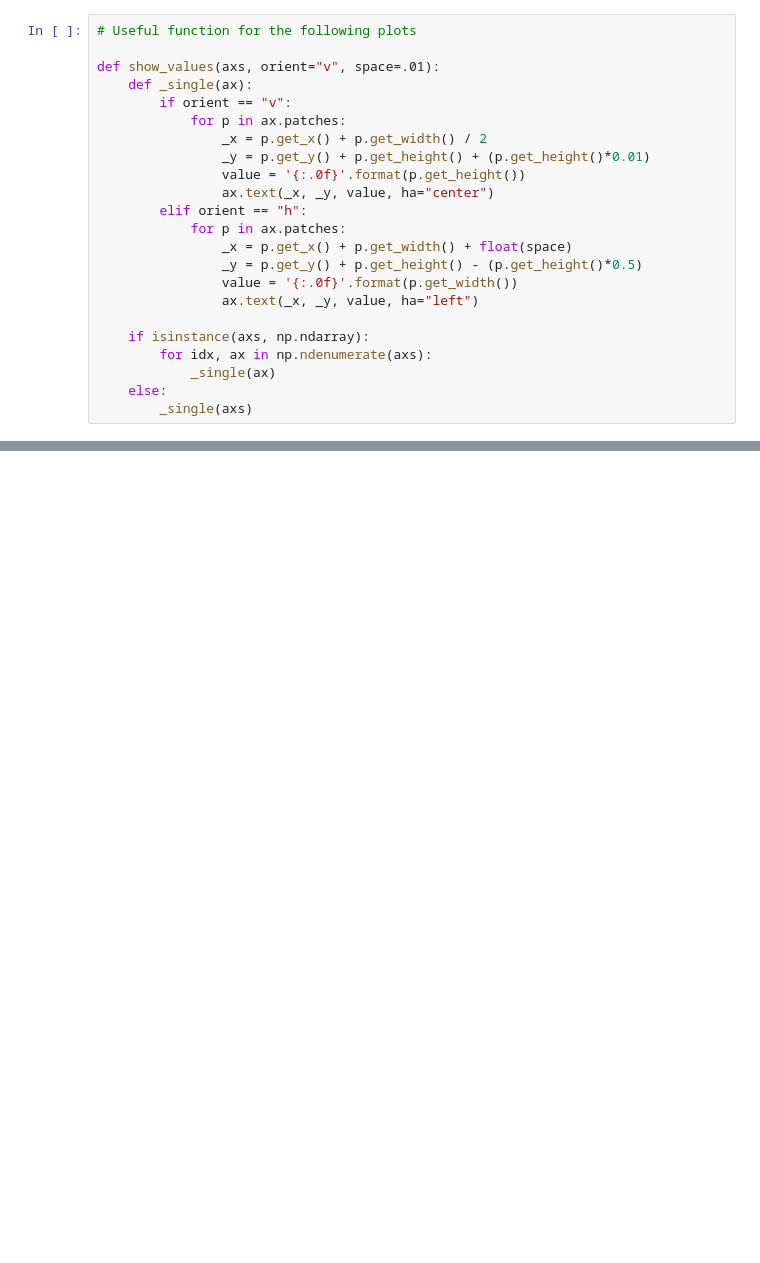
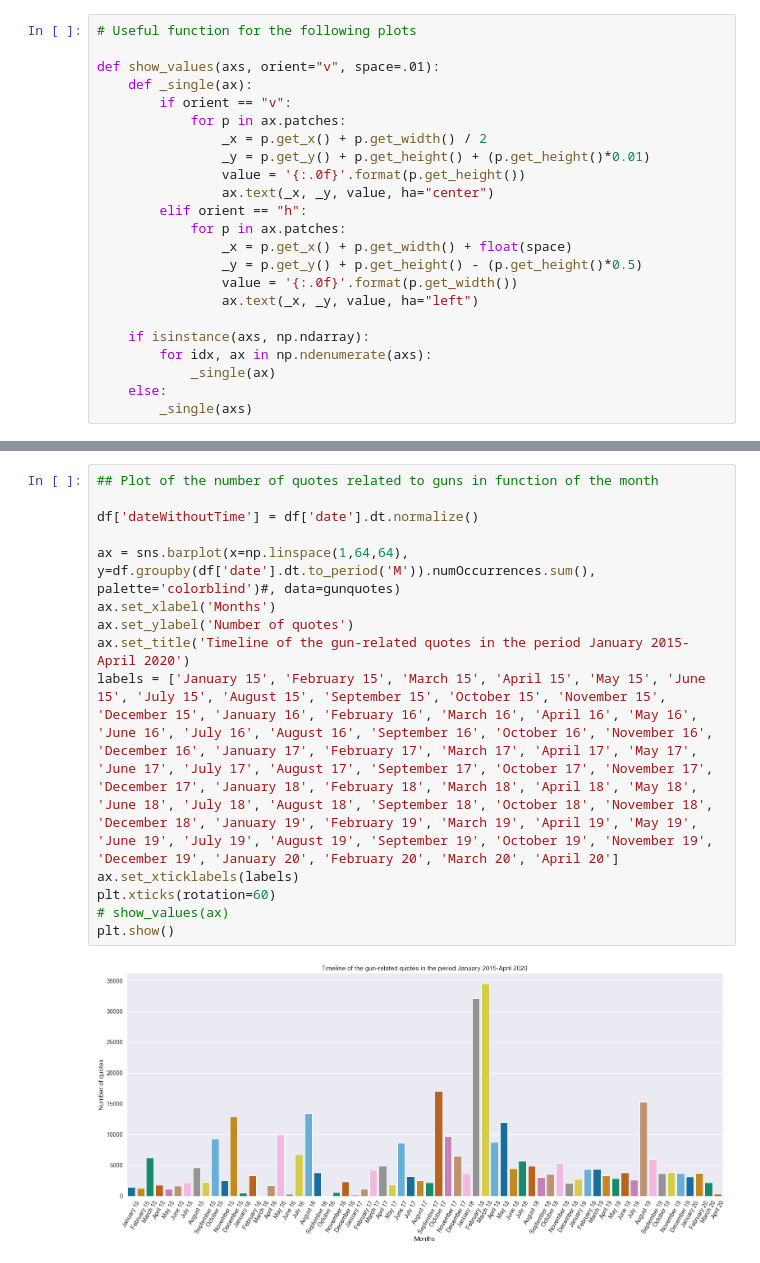
Before and after one commit to epfl-ada/ada-2021-project-sate, a Jupyter notebook: Timeline - Estelle.ipynb, the cells around one changed output, grey strips where cells are left out. Saved outputs shown, nothing was run; the diff lists cells and outputs as text; blank space fills up the shorter version.

```diff
--- a/Timeline - Estelle.ipynb
+++ b/Timeline - Estelle.ipynb
@@ -100,0 +106,16 @@ def show_values(axs, orient="v", space=.01):
+# %%
+## Plot of the number of quotes related to guns in function of the month
+
+df['dateWithoutTime'] = df['date'].dt.normalize()
+
+ax = sns.barplot(x=np.linspace(1,64,64), y=df.groupby(df['date'].dt.to_period('M')).numOccurrences.sum(), palette='colorblind')#, data=gunquotes)
+ax.set_xlabel('Months')
+ax.set_ylabel('Number of quotes')
+ax.set_title('Timeline of the gun-related quotes in the period January 2015-April 2020')
+labels = ['January 15', 'February 15', 'March 15', 'April 15', 'May 15', 'June 15', 'July 15', 'August 15', 'September 15', 'October 15', 'November 15', 'December 15', 'January 16', 'February 16', 'March 16', 'April 16', 'May 16', 'June 16', 'July 16', 'August 16', 'September 16', 'October 16', 'November 16', 'December 16', 'January 17', 'February 17', 'March 17', 'April 17', 'May 17', 'June 17', 'July 17', 'August 17', 'September 17', 'October 17', 'November 17', 'December 17', 'January 18', 'February 18', 'March 18', 'April 18', 'May 18', 'June 18', 'July 18', 'August 18', 'September 18', 'October 18', 'November 18', 'December 18', 'January 19', 'February 19', 'March 19', 'April 19', 'May 19', 'June 19', 'July 19', 'August 19', 'September 19', 'October 19', 'November 19', 'December 19', 'January 20', 'February 20', 'March 20', 'April 20']
+ax.set_xticklabels(labels)
+plt.xticks(rotation=60)
+# show_values(ax)
+plt.show()
+# %% [output]
+[figure, added]
```
Also changed, not shown: parts of 34 cells of this notebook, 2 other files.
